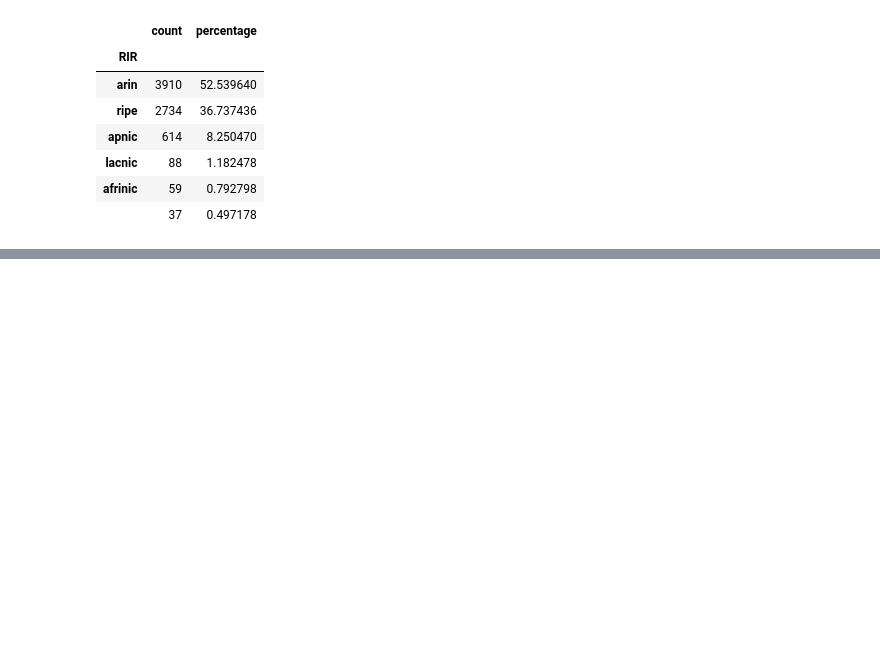
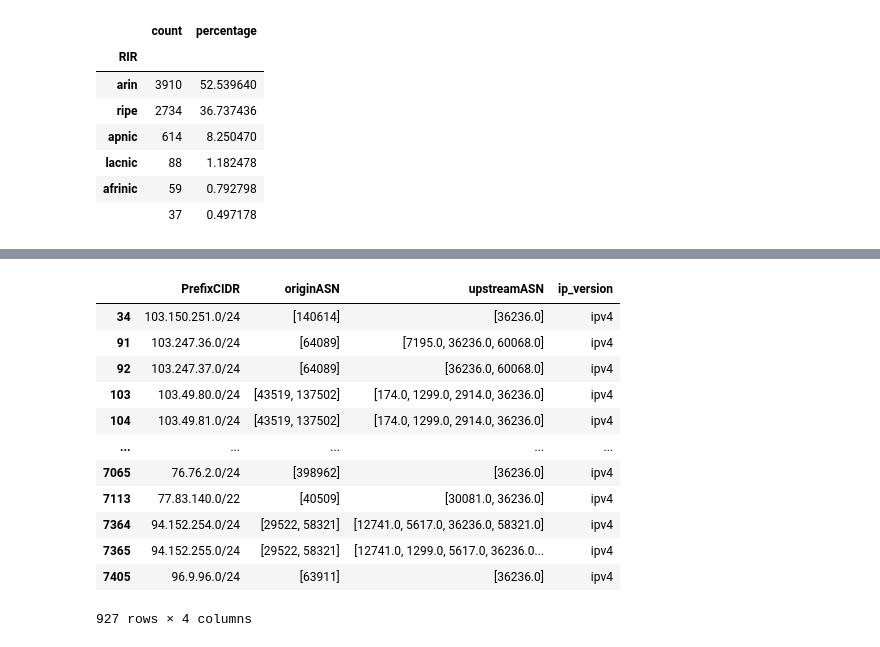
Before and after one commit to gustavoluvizotto/anycast-service-discovery, a Jupyter notebook: analysis/traceroute/traceroute.ipynb, the cells around one changed output, grey strips where cells are left out. Cells and saved outputs as stored; diff of their text form; code cells hidden in the pictures; blank space fills up the shorter version.

```diff
--- a/analysis/traceroute/traceroute.ipynb
+++ b/analysis/traceroute/traceroute.ipynb
@@ -1403,0 +1445,18 @@ Name: PrefixCIDR, Length: 1001, dtype: int64
+# %%
+combined[
+    combined["upstreamASN"].apply(lambda x: 36236 in x)
+]
+# %% [output]
+|  | PrefixCIDR | originASN | upstreamASN | ip_version |
+| 34 | 103.150.251.0/24 | [140614] | [36236.0] | ipv4 |
+| 91 | 103.247.36.0/24 | [64089] | [7195.0, 36236.0, 60068.0] | ipv4 |
+| 92 | 103.247.37.0/24 | [64089] | [36236.0, 60068.0] | ipv4 |
+| 103 | 103.49.80.0/24 | [43519, 137502] | [174.0, 1299.0, 2914.0, 36236.0] | ipv4 |
+| 104 | 103.49.81.0/24 | [43519, 137502] | [174.0, 1299.0, 2914.0, 36236.0] | ipv4 |
+| ... | ... | ... | ... | ... |
+| 7065 | 76.76.2.0/24 | [398962] | [36236.0] | ipv4 |
+| 7113 | 77.83.140.0/22 | [40509] | [30081.0, 36236.0] | ipv4 |
+| 7364 | 94.152.254.0/24 | [29522, 58321] | [12741.0, 5617.0, 36236.0, 58321.0] | ipv4 |
+| 7365 | 94.152.255.0/24 | [29522, 58321] | [12741.0, 1299.0, 5617.0, 36236.0... | ipv4 |
+| 7405 | 96.9.96.0/24 | [63911] | [36236.0] | ipv4 |
+927 rows × 4 columns
```
Also changed, not shown: parts of 64 cells of this notebook, 2 other files.
